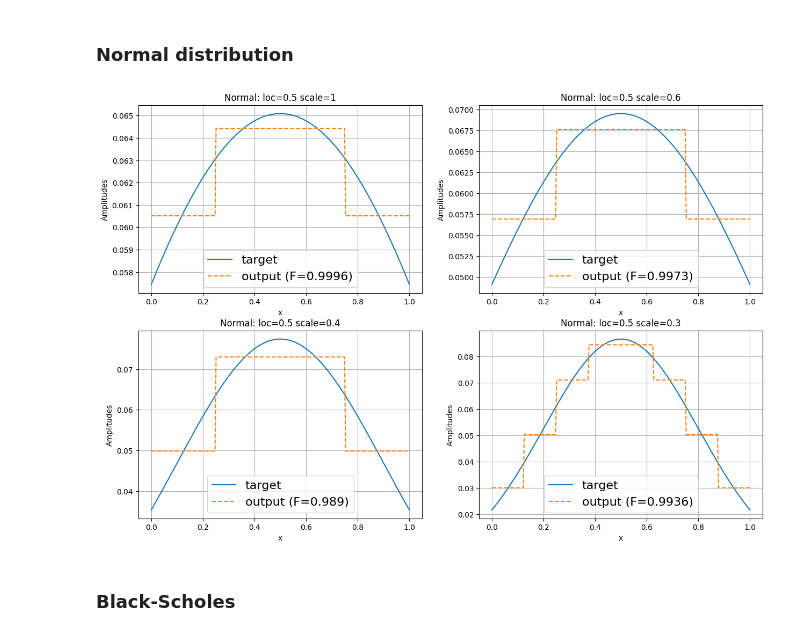
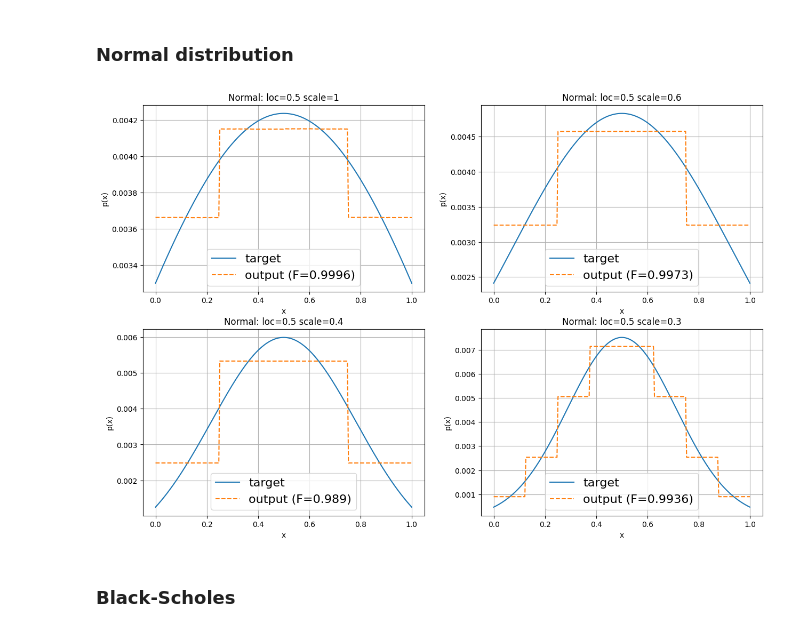
Before and after one commit to IsmaelCesar/sanches-modified, a Jupyter notebook: replicates/distributions.ipynb, the cells around one changed output. Saved outputs shown, nothing was run; the diff lists cells and outputs as text; code cells hidden in the pictures.

```diff
--- a/replicates/distributions.ipynb
+++ b/replicates/distributions.ipynb
@@ -118,7 +118,7 @@ class ReplicateOptModule:
         return {"loss": computed_loss, "x": params}
 # %%
 num_qubits = 5
-state_params = {"x_points": (0, 1), "loc": 0.5, "scale": 0.4}
+state_params = {"x_points": (0, 1), "loc": 0.5, "scale": 0.3}
 
 normal_amplitudes = get_state(num_qubits, "normal", state_params)
 eta = compute_eta("normal", density_params=state_params)
@@ -176,7 +186,7 @@ for scale in scales:
     init_params = sanchez.init_params
     t_sanchez = transpile(sanchez, basis_gates=["u", "cx"])
 
-    em = ExperimentModule(t_sanchez, COBYLA(tol=1e-9), target_state=normal_amplitudes, init_params=init_params,  device="GPU")
+    em = ExperimentModule(t_sanchez, COBYLA(tol=1e-4), target_state=normal_amplitudes, init_params=init_params,  device="GPU")
 
     res = em.minimize()
 
@@ -189,24 +199,24 @@ for scale in scales:
 # %%
 fig, axes = plt.subplots(2, 2, figsize=(15, 10))
 
 x_points = np.linspace(*interval, 2**num_qubits)
 
 axes = axes.reshape(-1)
 
 for (ax, targ_state, approx_state, sigma) in zip(axes, target_states, approx_states, scales):
     fid = np.abs(targ_state @ approx_state)**2
     ax.set_title(f"Normal: loc=0.5 scale={sigma}")
-    ax.plot(x_points, targ_state, label="target")
-    ax.plot(x_points, approx_state, "--", label=f"output (F={np.round(fid, 4)})")
+    ax.plot(x_points, np.abs(targ_state)**2, label="target")
+    ax.plot(x_points, np.abs(approx_state)**2, "--", label=f"output (F={np.round(fid, 4)})")
     ax.set_xlabel("x")
-    ax.set_ylabel("Amplitudes")
+    ax.set_ylabel("p(x)")
     ax.grid()
     ax.legend(loc="best", fontsize=16)
 
 axes = axes.reshape(2, 2)
 fig.savefig("../results/normal_dist.png")
 # %% [output]
-[figure, old version]
+[figure, new version]
 # %% [markdown]
 ### Black-Scholes
 # %%
```
Also changed, not shown: parts of 5 cells of this notebook.
